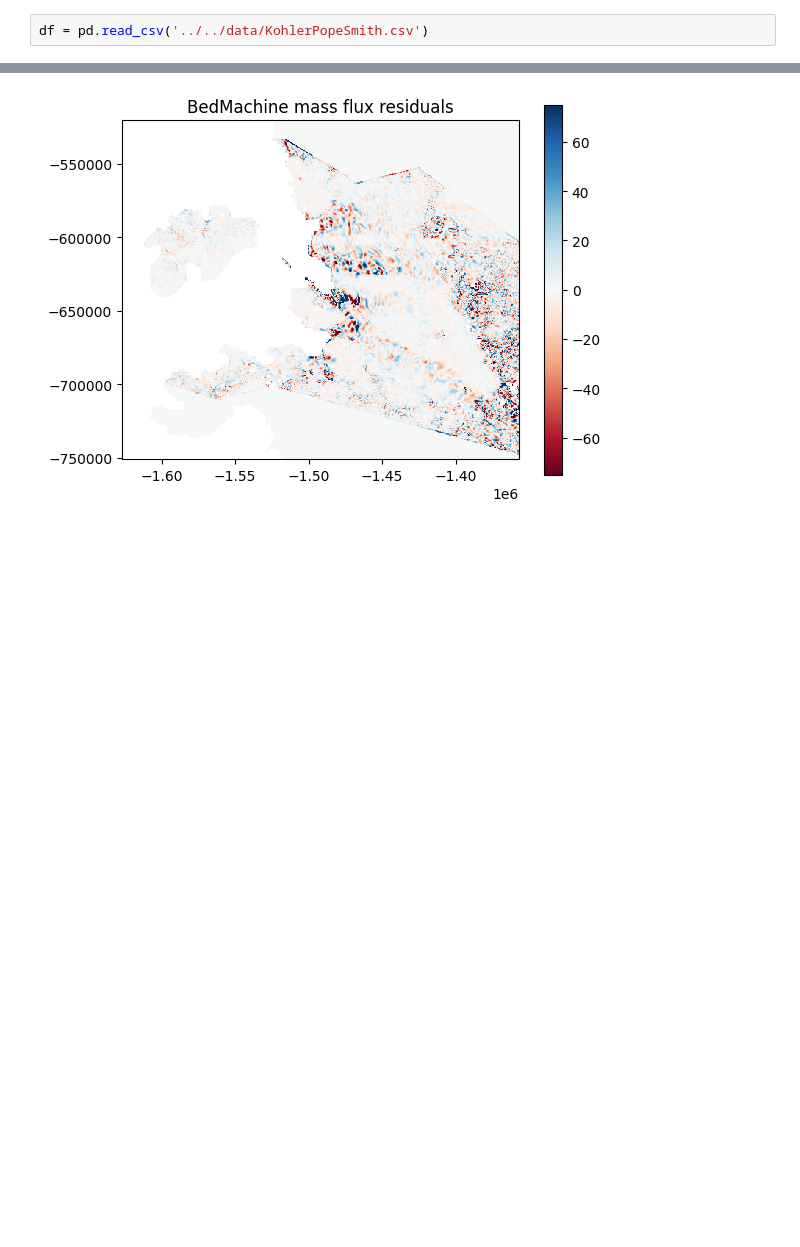
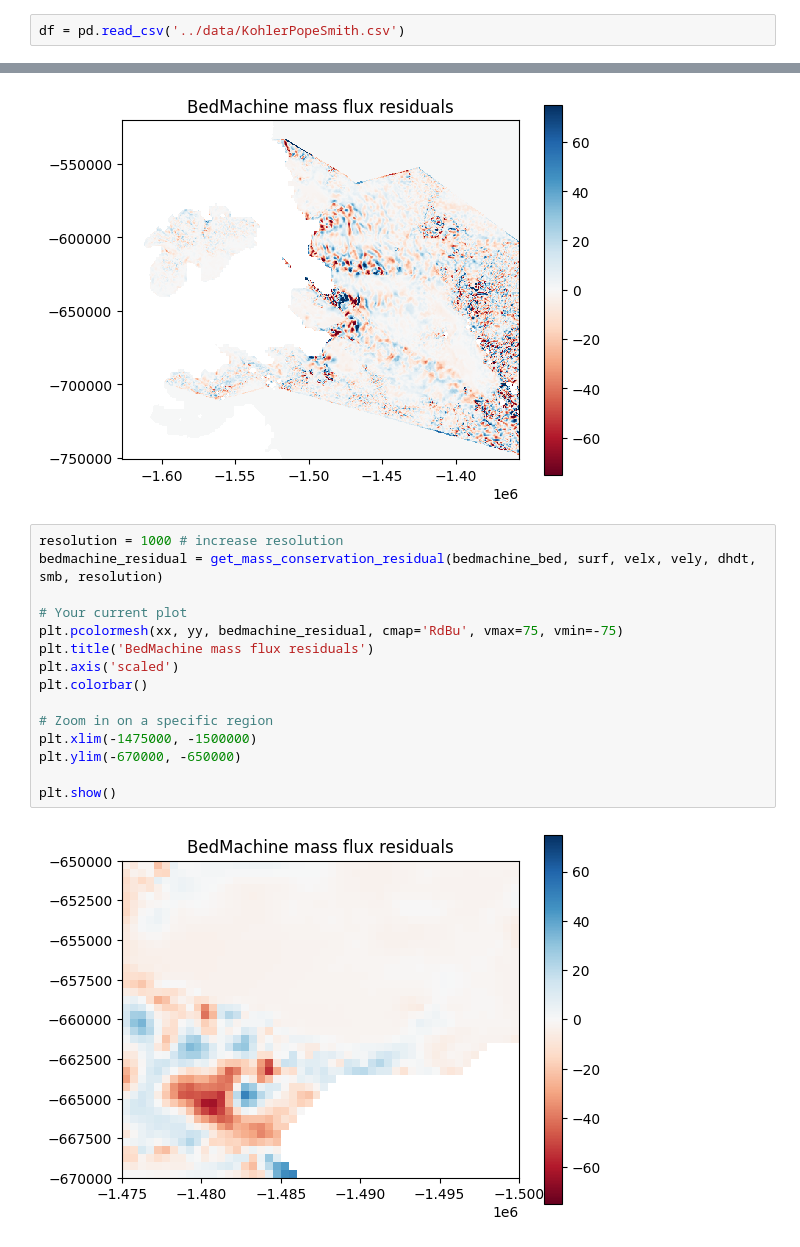
Before and after one commit to sean293/gly4930-antartic-bed-mapping, a Jupyter notebook: labs/Lab2_IceFluxDivergence.ipynb, the cells around one changed output, grey strips where cells are left out. Cells and saved outputs as stored; diff of their text form; blank space fills up the shorter version.

```diff
--- a/labs/lab_02/Lab2_IceFluxDivergence.ipynb
+++ b/labs/Lab2_IceFluxDivergence.ipynb
@@ -152,5 +163,5 @@ Answer:
 # %%
-df = pd.read_csv('../../data/KohlerPopeSmith.csv')
+df = pd.read_csv('../data/KohlerPopeSmith.csv')
 # %%
 xx, yy = np.meshgrid(np.unique(df.x),
                      np.unique(df.y))
@@ -201,6 +212,23 @@ plt.colorbar()
 # %% [output]
 <matplotlib.colorbar.Colorbar at 0x...>
 [figure]
+# %%
+resolution = 1000 # increase resolution
+bedmachine_residual = get_mass_conservation_residual(bedmachine_bed, surf, velx, vely, dhdt, smb, resolution)
+
+# Your current plot
+plt.pcolormesh(xx, yy, bedmachine_residual, cmap='RdBu', vmax=75, vmin=-75)
+plt.title('BedMachine mass flux residuals')
+plt.axis('scaled')
+plt.colorbar()
+
+# Zoom in on a specific region
+plt.xlim(-1475000, -1500000)
+plt.ylim(-670000, -650000)
+
+plt.show()
+# %% [output]
+[figure, added]
 # %% [markdown]
 __Q5: What is the difference between the mass flux residuals from BedMap and the mass flux residuals from BedMachine? Why this difference exists?__
 
```
Also changed, not shown: parts of 5 cells of this notebook, 3 other files.
